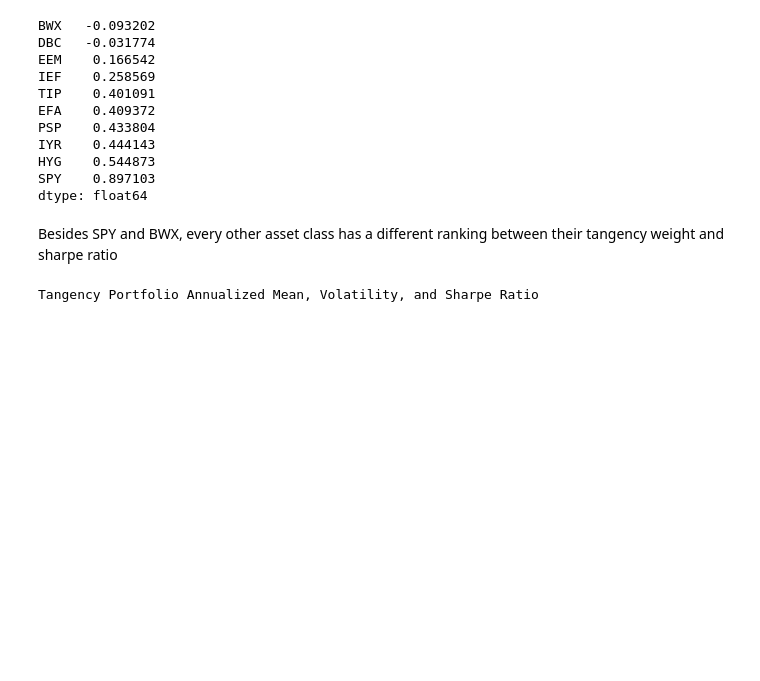
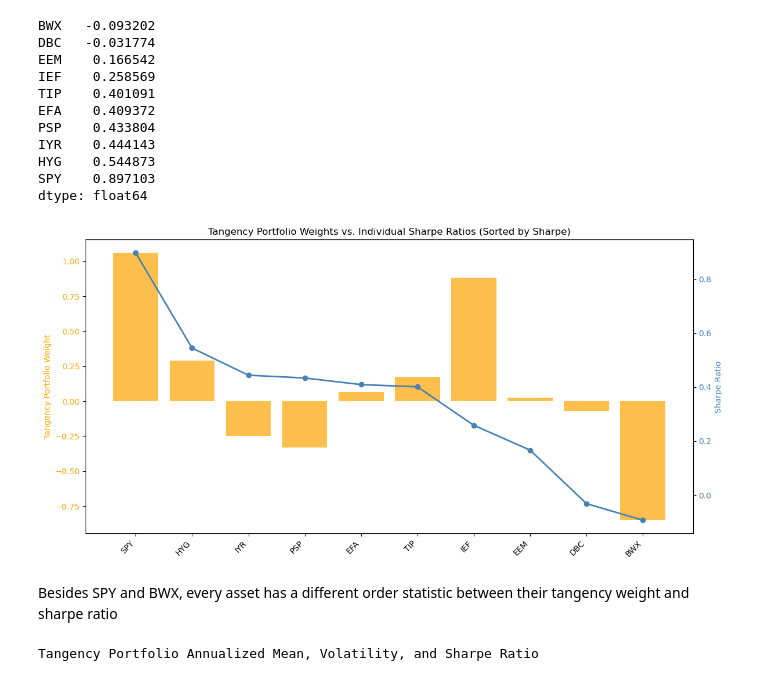
Before and after one commit to sidsahacodes/finm36700, a Jupyter notebook: HW1.ipynb, the cells around one changed output. Cells and saved outputs as stored; diff of their text form; code cells hidden in the pictures; blank space fills up the shorter version.

```diff
--- a/HW1.ipynb
+++ b/HW1.ipynb
@@ -196,8 +209,35 @@ IYR    0.444143
 HYG    0.544873
 SPY    0.897103
 dtype: float64
+# %%
+compare = pd.DataFrame({
+    "Weight": weights,
+    "Sharpe Ratio": sharpe
+})
+
+compare = compare.sort_values("Sharpe Ratio", ascending=False)
+
+fig, ax1 = plt.subplots(figsize=(12,6))
+
+# Bar chart for weights
+ax1.bar(compare.index, compare["Weight"], color="orange", alpha=0.7, label="Tangency Weight")
+ax1.set_ylabel("Tangency Portfolio Weight", color="orange")
+ax1.tick_params(axis="y", labelcolor="orange")
+ax1.set_xticklabels(compare.index, rotation=45, ha="right")
+
+# Line chart for Sharpe ratios
+ax2 = ax1.twinx()
+ax2.plot(compare.index, compare["Sharpe Ratio"], color="steelblue", marker="o", linewidth=2, label="Sharpe Ratio")
+ax2.set_ylabel("Sharpe Ratio", color="steelblue")
+ax2.tick_params(axis="y", labelcolor="steelblue")
+
+plt.title("Tangency Portfolio Weights vs. Individual Sharpe Ratios (Sorted by Sharpe)")
+fig.tight_layout()
+plt.show()
+# %% [output]
+[figure, added]
 # %% [markdown]
-Besides SPY and BWX, every other asset class has a different ranking between their tangency weight and sharpe ratio
+Besides SPY and BWX, every asset has a different order statistic between their tangency weight and sharpe ratio
 # %%
 tan_mean = weights @ annual_mean
 tan_vol = np.sqrt(weights @ cov @ weights)
```
Also changed, not shown: parts of 11 cells of this notebook.
